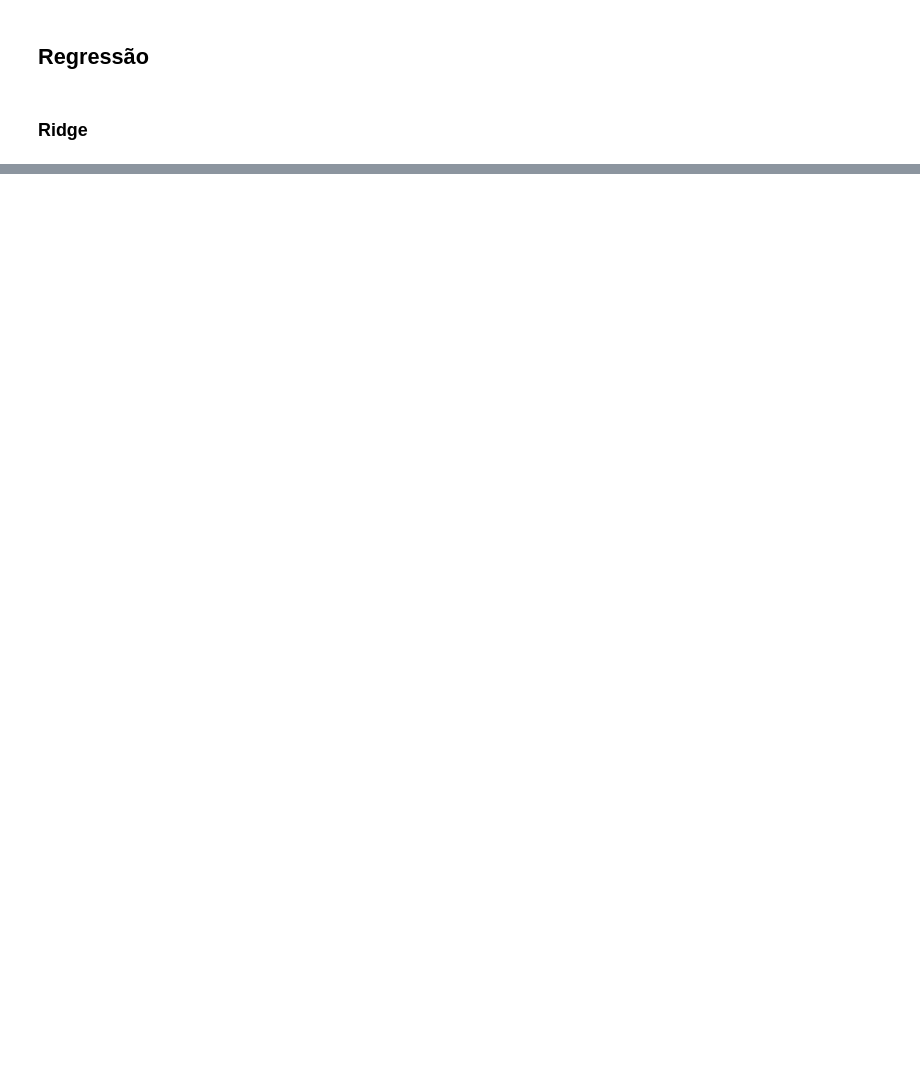
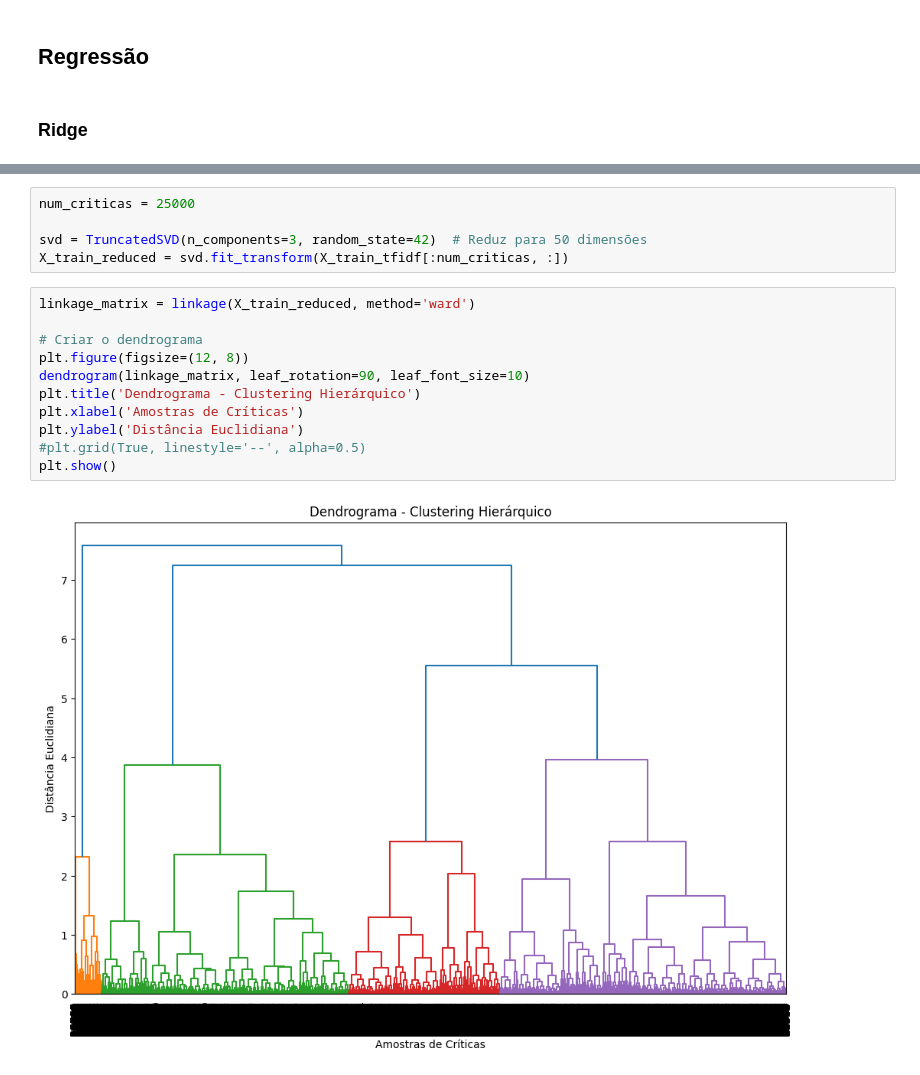
Before and after one commit to RafaelAlexDias/AA, a Jupyter notebook: TP2/A50735A50773A50801TP2.ipynb, the cells around one changed output, grey strips where cells are left out. Drawn from its saved outputs; the diff is of its cells as text; blank space fills up the shorter version.

```diff
--- a/TP2/A50735A50773A50801TP2.ipynb
+++ b/TP2/A50735A50773A50801TP2.ipynb
@@ -494,0 +544,18 @@ Accuracy Ridge (com quantização): 0.2869333333333333
+# %%
+num_criticas = 25000
+
+svd = TruncatedSVD(n_components=3, random_state=42)  # Reduz para 50 dimensões
+X_train_reduced = svd.fit_transform(X_train_tfidf[:num_criticas, :])
+# %%
+linkage_matrix = linkage(X_train_reduced, method='ward')
+
+# Criar o dendrograma
+plt.figure(figsize=(12, 8))
+dendrogram(linkage_matrix, leaf_rotation=90, leaf_font_size=10)
+plt.title('Dendrograma - Clustering Hierárquico')
+plt.xlabel('Amostras de Críticas')
+plt.ylabel('Distância Euclidiana')
+#plt.grid(True, linestyle='--', alpha=0.5)
+plt.show()
+# %% [output]
+[figure, added]
```
Also changed, not shown: parts of 9 cells of this notebook.
